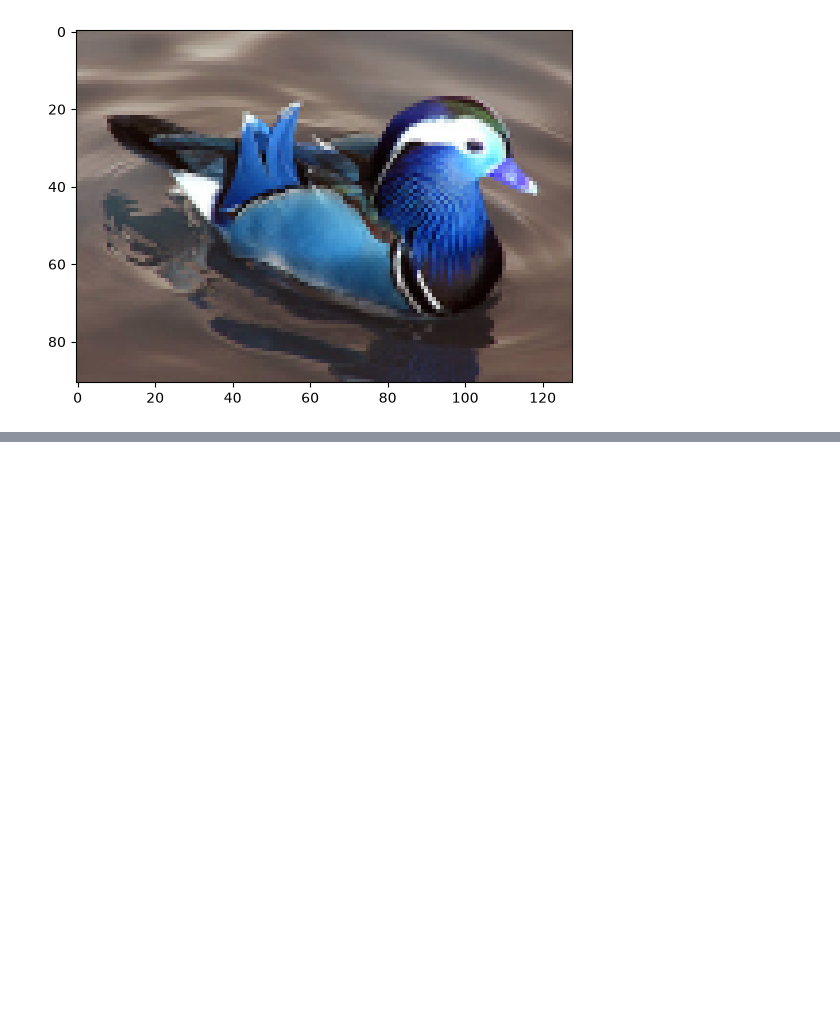
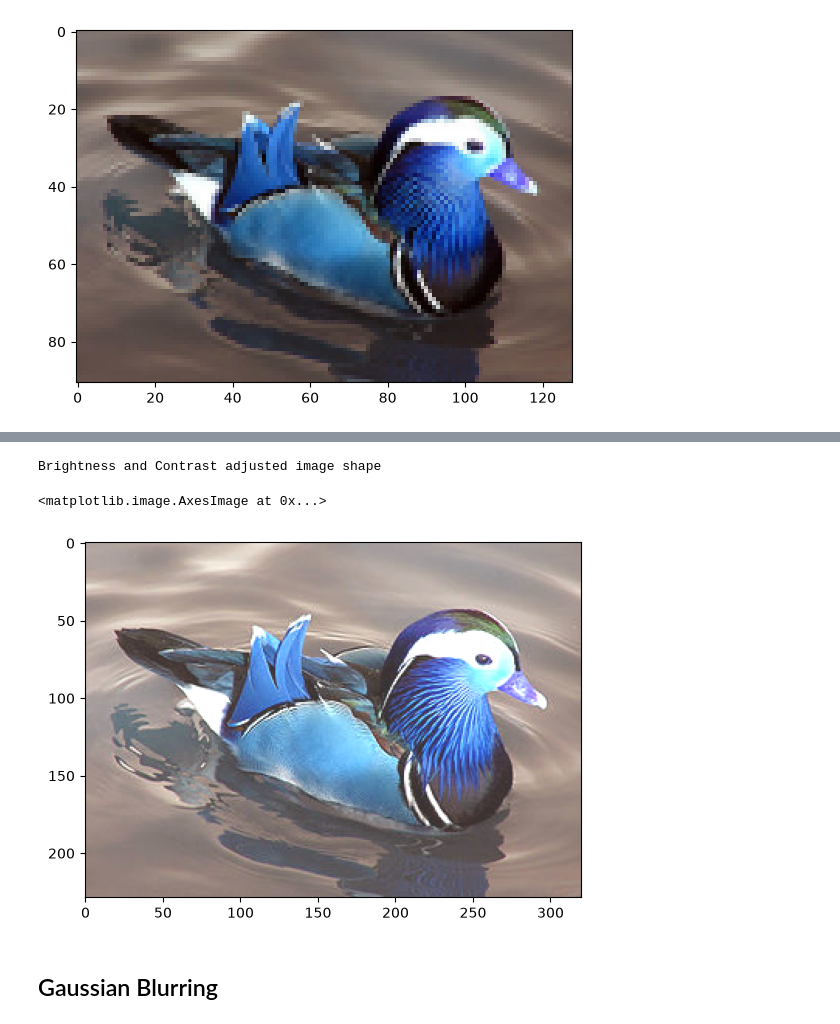
Before and after one commit to dennisumoh325/Computer-Vision, a Jupyter notebook: OpenCV_for_images.ipynb, the cells around one changed output, grey strips where cells are left out. Cells and saved outputs as stored; diff of their text form; code cells hidden in the pictures; blank space fills up the shorter version.

```diff
--- a/OpenCV_for_images.ipynb
+++ b/OpenCV_for_images.ipynb
@@ -90,0 +111,19 @@ Resized image shape: (91, 128, 3)
+# %%
+    def brightness_contrast_adjustment(image, alpha=0, beta=0):
+        #alpha: contrast control (1.0-3.0)
+        #beta: brightness control (0-100)
+
+        adjusted_image = cv2.convertScaleAbs(image, alpha=alpha, beta=beta)
+        return adjusted_image
+# %%
+new_image = brightness_contrast_adjustment(image, alpha=1, beta=50)
+
+print("Original image shape")
+cv2.imshow('Original Image', image)
+plt.imshow(image)
+
+print("/n")
+
+#print("Brightness and Contrast adjusted image shape")
+#cv2.imshow('Brightness and Contrast Adjusted Image', new_image)
+#plt.imshow(new_image)
@@ -90,0 +134,10 @@ Resized image shape: (91, 128, 3)
+# %%
+print("Brightness and Contrast adjusted image shape")
+cv2.imshow('Brightness and Contrast Adjusted Image', new_image)
+plt.imshow(new_image)
+# %% [output]
+Brightness and Contrast adjusted image shape
+<matplotlib.image.AxesImage at 0x...>
+[figure, added]
+# %% [markdown]
+## Gaussian Blurring
```
Also changed, not shown: parts of 14 cells of this notebook.
